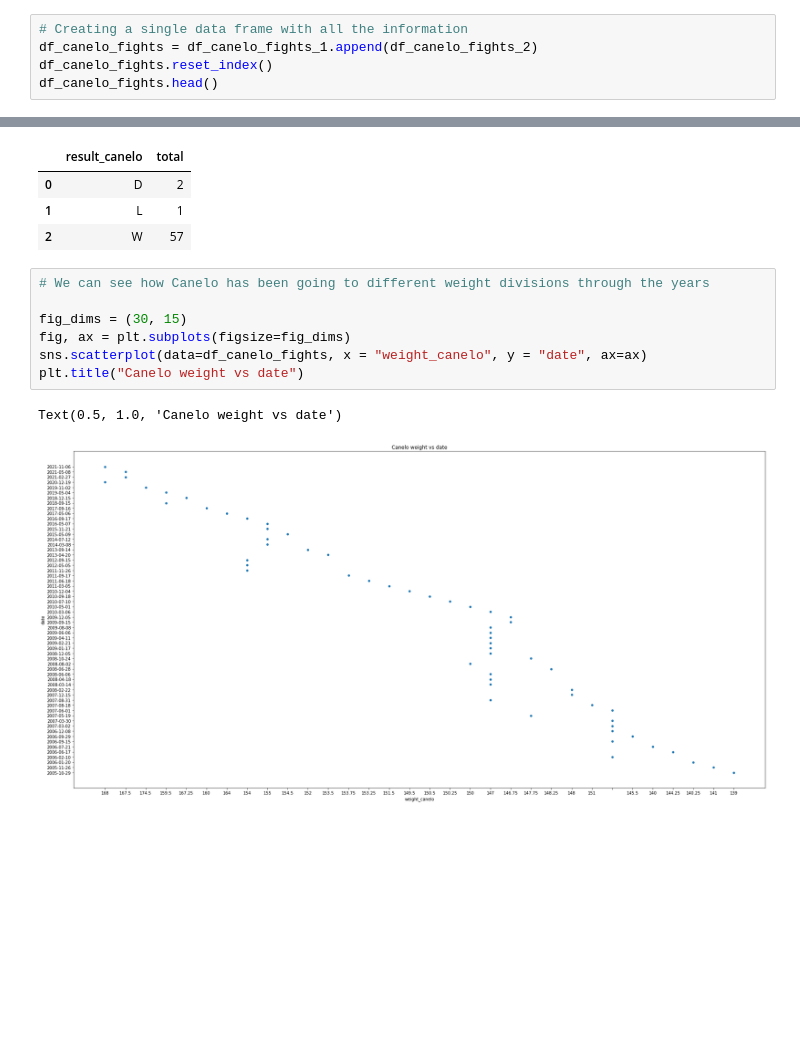
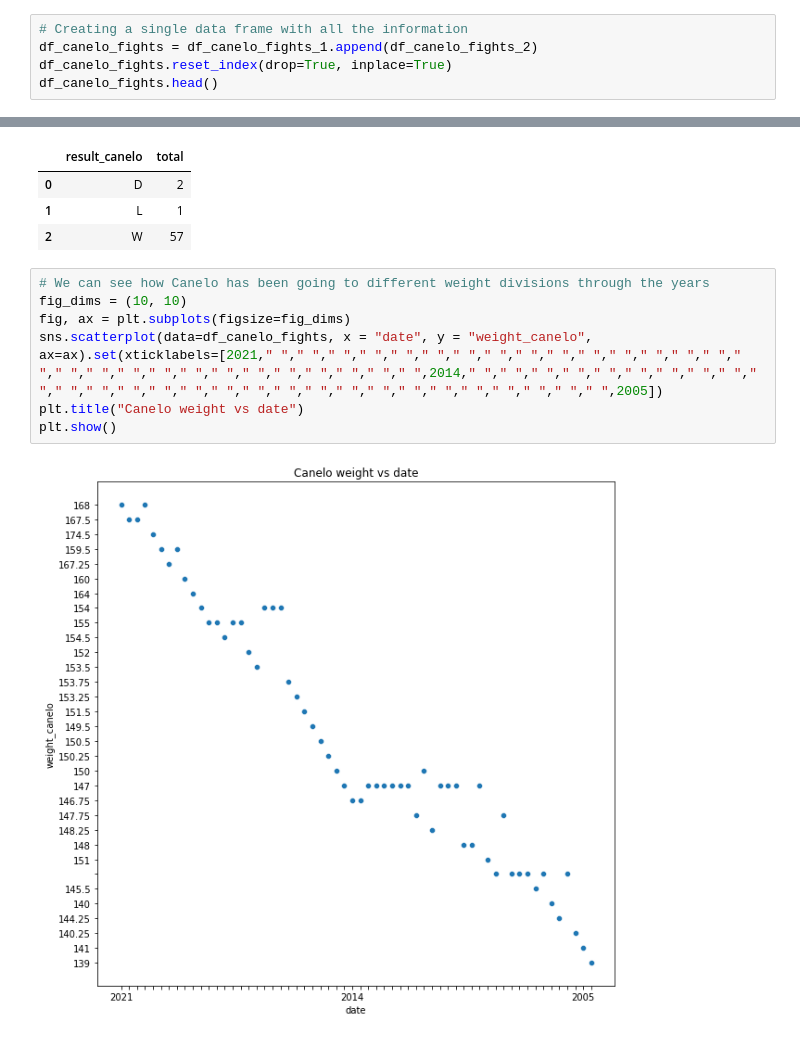
Before and after one commit to KevsDe/canelo_alvarez_record, a Jupyter notebook: Canelo_fights.ipynb, the cells around one changed output, grey strips where cells are left out. Drawn from its saved outputs; the diff is of its cells as text; blank space fills up the shorter version.

```diff
--- a/Canelo_fights.ipynb
+++ b/Canelo_fights.ipynb
@@ -168,7 +168,7 @@ driver.quit()
 # %%
 # Creating a single data frame with all the information
 df_canelo_fights = df_canelo_fights_1.append(df_canelo_fights_2)
-df_canelo_fights.reset_index()
+df_canelo_fights.reset_index(drop=True, inplace=True)
 df_canelo_fights.head()
 # %% [output]
 |  | date | weight_canelo | opponent | opponent_weight | arena | result_canelo | result | rounds |
@@ -273,11 +273,10 @@ df_canelo_fights[["result","result_canelo"]].groupby("result_canelo").count().re
 | 2 | W | 57 |
 # %%
 # We can see how Canelo has been going to different weight divisions through the years
-
-fig_dims = (30, 15)
+fig_dims = (10, 10)
 fig, ax = plt.subplots(figsize=fig_dims)
-sns.scatterplot(data=df_canelo_fights, x = "weight_canelo", y = "date", ax=ax)
+sns.scatterplot(data=df_canelo_fights, x = "date", y = "weight_canelo", ax=ax).set(xticklabels=[2021," "," "," "," "," "," "," "," "," "," "," "," "," "," "," "," "," "," "," "," "," "," "," "," "," "," "," "," ",2014," "," "," "," "," "," "," "," "," "," "," "," "," "," "," "," "," "," "," "," "," "," "," "," "," "," "," "," ",2005])
 plt.title("Canelo weight vs date")
+plt.show()
 # %% [output]
-Text(0.5, 1.0, 'Canelo weight vs date')
-[figure, old version]
+[figure, new version]
```
